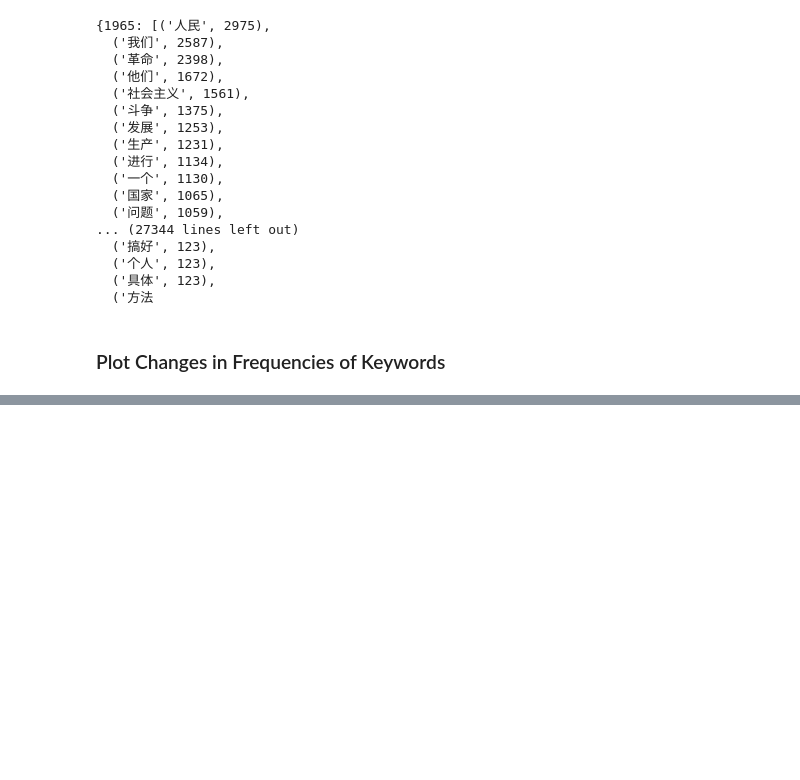
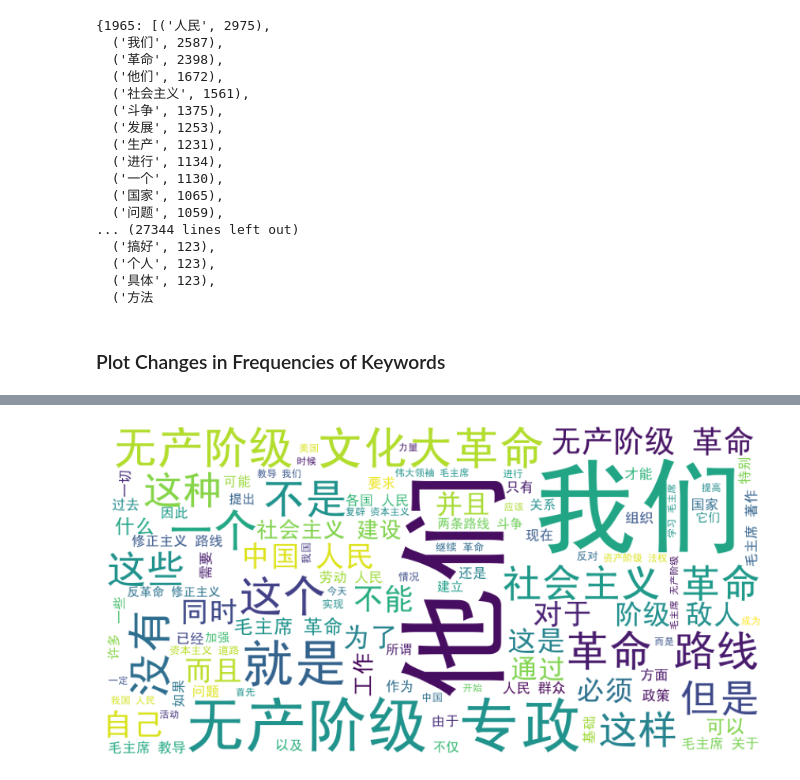
Before and after one commit to WMhYang/EconContent, a Jupyter notebook: codes/counting.ipynb, the cells around one changed output, grey strips where cells are left out. Cells and saved outputs as stored; diff of their text form; code cells hidden in the pictures; blank space fills up the shorter version.

```diff
--- a/codes/counting.ipynb
+++ b/codes/counting.ipynb
@@ -191,0 +209,15 @@ df
+# %%
+ph0 = []
+ph1 = []
+ph2 = []
+ph3 = []
+for index, piece in rmrb_yr.iterrows():
+    if index <= 1977:
+        ph0 += piece["tokens"]
+    elif index <= 1984:
+        ph1 += piece["tokens"]
+    elif index <= 1993:
+        ph2 += piece["tokens"]
+    else:
+        ph3 += piece["tokens"]
+rmrb_ph = {"ph0": ph0, "ph1": ph1, "ph2": ph2, "ph3": ph3}
@@ -191,0 +341,20 @@ df
+# %%
+# Function that plots wordl
+def wordl(text, saving_name):
+    wc = WordCloud(
+        font_path="../data/SimHei.ttf",
+        background_color="white",
+        max_words=100, width=800, height=400,
+        random_state=25).generate(text)
+    plt.figure(figsize=(15, 15))
+    plt.imshow(wc)
+    plt.axis("off")
+    path = f"../data/{saving_name}.png"
+    plt.savefig(path, format="png")
+# %%
+text = ""
+for word in rmrb_ph["ph0"]:
+    text += word + " "
+wordl(text, "ph0")
+# %% [output]
+[figure, added]
```
Also changed, not shown: parts of 20 cells of this notebook.
